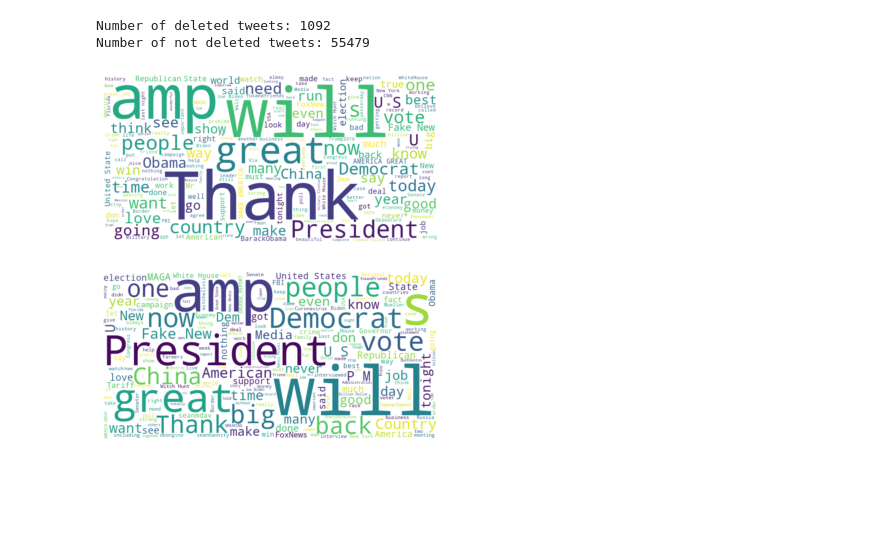
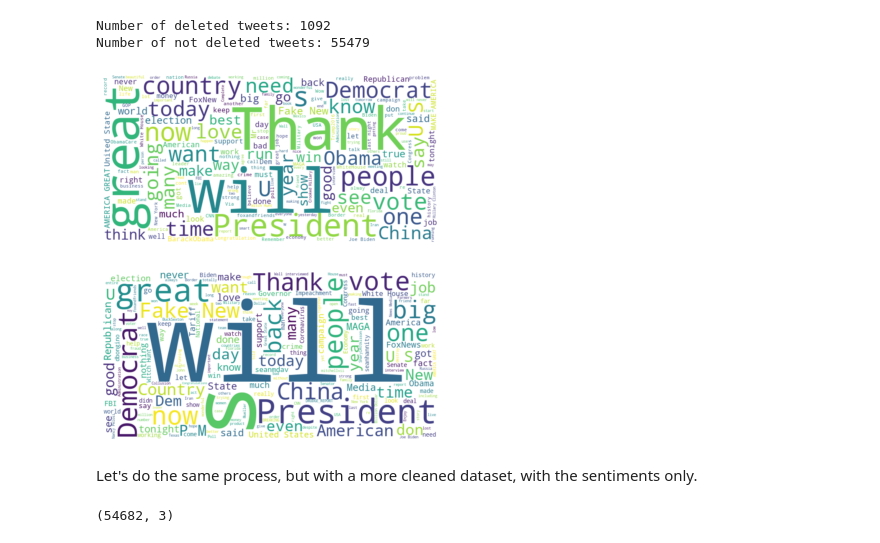
Before and after one commit to TZstatsADS/Spring2021-Project5-group2, a Jupyter notebook: doc/amir_EDA.ipynb, the cells around one changed output. Saved outputs shown, nothing was run; the diff lists cells and outputs as text; code cells hidden in the pictures; blank space fills up the shorter version.

```diff
--- a/doc/amir_EDA.ipynb
+++ b/doc/amir_EDA.ipynb
@@ -82,6 +121,7 @@ Number of not deleted tweets: 55479
 # %%
 # Not deleted tweets
 tweet_text =" ".join(tweet for tweet in undeleted_tweets)
+tweet_text = re.sub(" &amp", ' ', tweet_text) # &amp
 stopwords = set(STOPWORDS)
 stopwords.update(["RT", "https", "http", "Donald", "Trump", "realDonaldTrump", "t", "co"])
 wordcloud = WordCloud(stopwords=stopwords, background_color="white", width = 800, height = 400).generate(tweet_text)
@@ -90,16 +130,24 @@ plt.imshow(wordcloud, interpolation='bilinear')
 plt.axis("off")
 plt.show()
 # %% [output]
-[figure, old version]
+[figure, new version]
 # %%
 # Deleted tweets
 tweet_text =" ".join(tweet for tweet in deleted_tweets)
+tweet_text = re.sub(" &amp", ' ', tweet_text) # &amp
 stopwords = set(STOPWORDS)
 stopwords.update(["RT", "https", "http", "Donald", "Trump", "realDonaldTrump", "t", "co"])
 wordcloud = WordCloud(stopwords=stopwords, background_color="white", width = 800, height = 400).generate(tweet_text)
 
 plt.imshow(wordcloud, interpolation='bilinear')
 plt.axis("off")
 plt.show()
 # %% [output]
-[figure, old version]
+[figure, new version]
+# %% [markdown]
+Let's do the same process, but with a more cleaned dataset, with the sentiments only.
+# %%
+data = pd.read_csv("../output/cleaned_dataset.csv")
+print(data.shape)
+# %% [output]
+(54682, 3)
```
Also changed, not shown: parts of 7 cells of this notebook.
